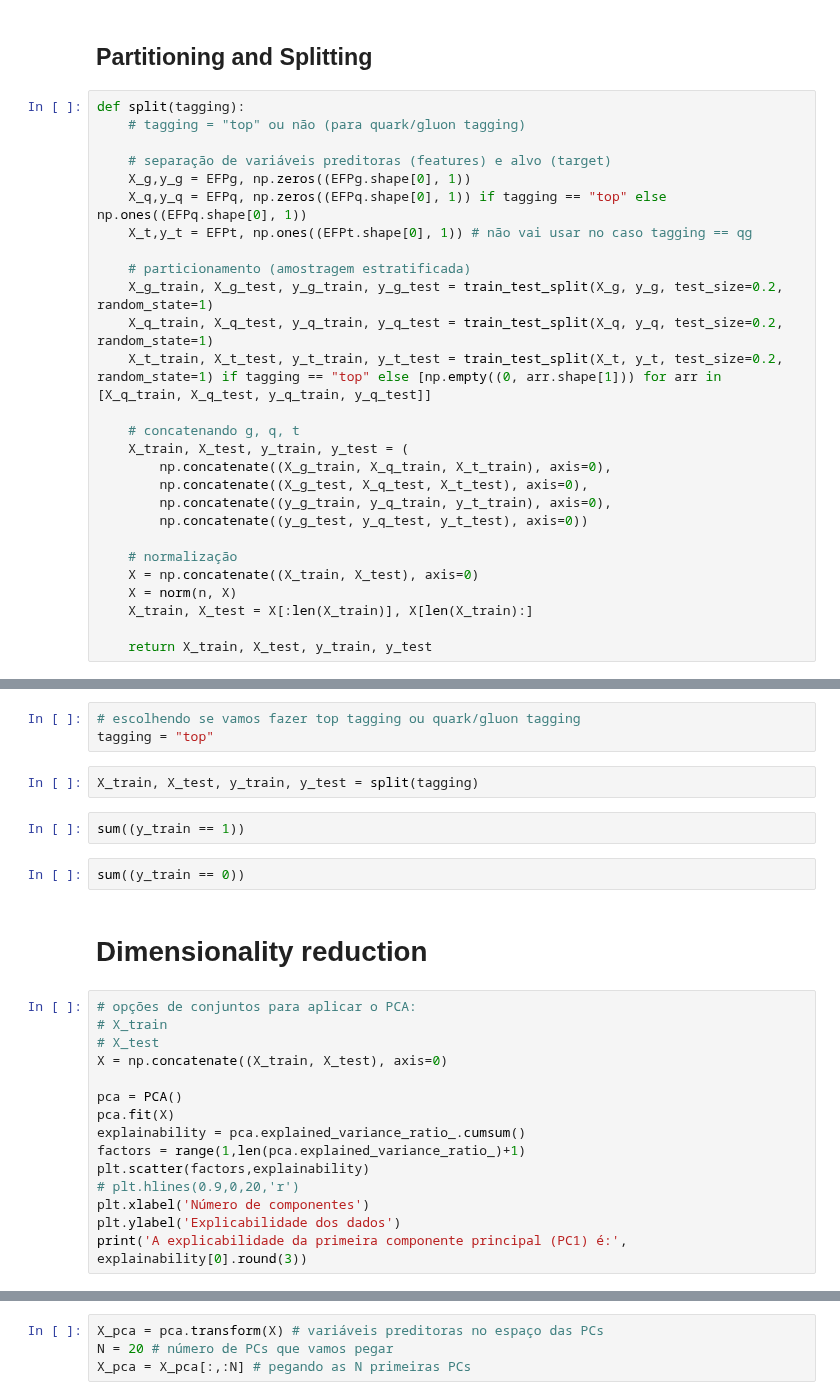
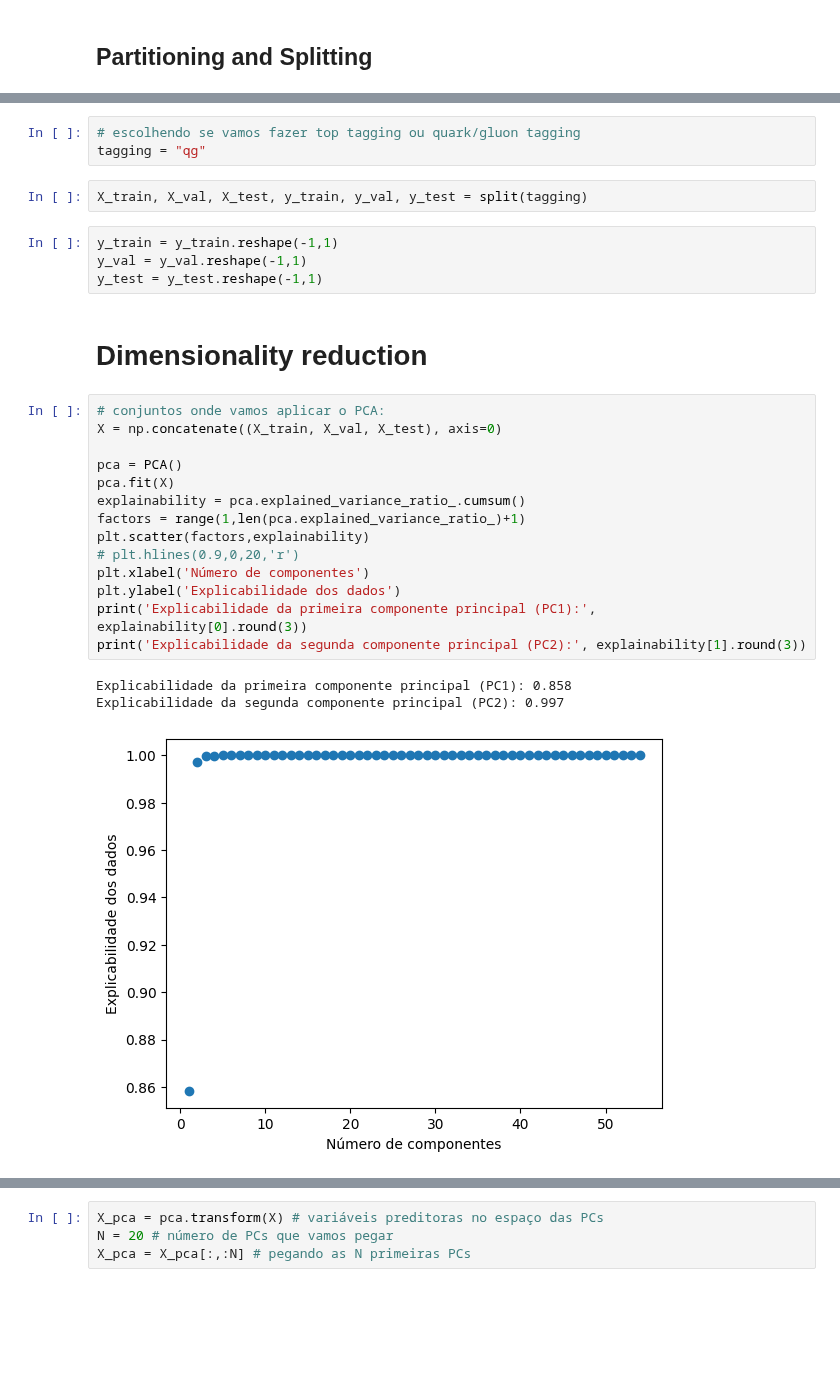
Before and after one commit to mathmartines/JetTagging, a Jupyter notebook: ML/EFPs/DiscriminantAnalysis/Bruno-EFPs-discriminant_analysis.ipynb, the cells around one changed output, grey strips where cells are left out. Saved outputs shown, nothing was run; the diff lists cells and outputs as text; blank space fills up the shorter version.

```diff
--- a/ML/EFPs/DiscriminantAnalysis/Bruno-EFPs-discriminant_analysis.ipynb
+++ b/ML/EFPs/DiscriminantAnalysis/Bruno-EFPs-discriminant_analysis.ipynb
@@ -69,30 +69,3 @@ def norm(n,data):
 n = 0
 # %% [markdown]
 ## Partitioning and Splitting
-# %%
-def split(tagging):
-    # tagging = "top" ou não (para quark/gluon tagging)
-
-    # separação de variáveis preditoras (features) e alvo (target)
-    X_g,y_g = EFPg, np.zeros((EFPg.shape[0], 1))
-    X_q,y_q = EFPq, np.zeros((EFPq.shape[0], 1)) if tagging == "top" else np.ones((EFPq.shape[0], 1))
-    X_t,y_t = EFPt, np.ones((EFPt.shape[0], 1)) # não vai usar no caso tagging == qg
-
-    # particionamento (amostragem estratificada)
-    X_g_train, X_g_test, y_g_train, y_g_test = train_test_split(X_g, y_g, test_size=0.2, random_state=1)
-    X_q_train, X_q_test, y_q_train, y_q_test = train_test_split(X_q, y_q, test_size=0.2, random_state=1)
-    X_t_train, X_t_test, y_t_train, y_t_test = train_test_split(X_t, y_t, test_size=0.2, random_state=1) if tagging == "top" else [np.empty((0, arr.shape[1])) for arr in [X_q_train, X_q_test, y_q_train, y_q_test]]
-
-    # concatenando g, q, t
-    X_train, X_test, y_train, y_test = (
-        np.concatenate((X_g_train, X_q_train, X_t_train), axis=0),
-        np.concatenate((X_g_test, X_q_test, X_t_test), axis=0),
-        np.concatenate((y_g_train, y_q_train, y_t_train), axis=0),
-        np.concatenate((y_g_test, y_q_test, y_t_test), axis=0))
-
-    # normalização
-    X = np.concatenate((X_train, X_test), axis=0)
-    X = norm(n, X)
-    X_train, X_test = X[:len(X_train)], X[len(X_train):]
-
-    return X_train, X_test, y_train, y_test
@@ -99,29 +114,32 @@ def split(tagging):
 # %%
 # escolhendo se vamos fazer top tagging ou quark/gluon tagging
-tagging = "top"
+tagging = "qg"
 # %%
-X_train, X_test, y_train, y_test = split(tagging)
+X_train, X_val, X_test, y_train, y_val, y_test = split(tagging)
-# %%
-sum((y_train == 1))
-# %%
-sum((y_train == 0))
+# %%
+y_train = y_train.reshape(-1,1)
+y_val = y_val.reshape(-1,1)
+y_test = y_test.reshape(-1,1)
 # %% [markdown]
 # Dimensionality reduction
 # %%
-# opções de conjuntos para aplicar o PCA:
-# X_train
-# X_test
-X = np.concatenate((X_train, X_test), axis=0)
+# conjuntos onde vamos aplicar o PCA:
+X = np.concatenate((X_train, X_val, X_test), axis=0)
 
 pca = PCA()
 pca.fit(X)
 explainability = pca.explained_variance_ratio_.cumsum()
 factors = range(1,len(pca.explained_variance_ratio_)+1)
 plt.scatter(factors,explainability)
 # plt.hlines(0.9,0,20,'r')
 plt.xlabel('Número de componentes')
 plt.ylabel('Explicabilidade dos dados')
-print('A explicabilidade da primeira componente principal (PC1) é:', explainability[0].round(3))
+print('Explicabilidade da primeira componente principal (PC1):', explainability[0].round(3))
+print('Explicabilidade da segunda componente principal (PC2):', explainability[1].round(3))
+# %% [output]
+Explicabilidade da primeira componente principal (PC1): 0.858
+Explicabilidade da segunda componente principal (PC2): 0.997
+[figure, added]
 # %%
 # coeficientes da PC1
 pca.components_[0]
```
Also changed, not shown: parts of 10 cells of this notebook, 2 other files.
